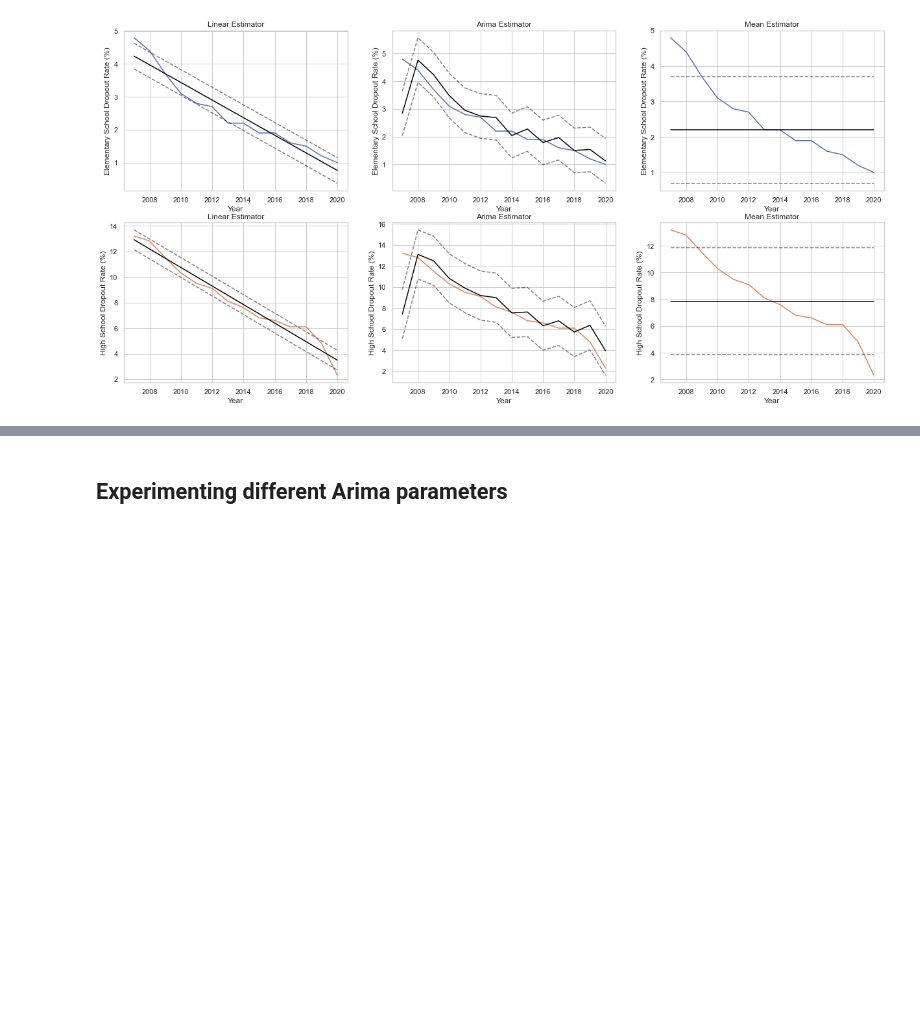
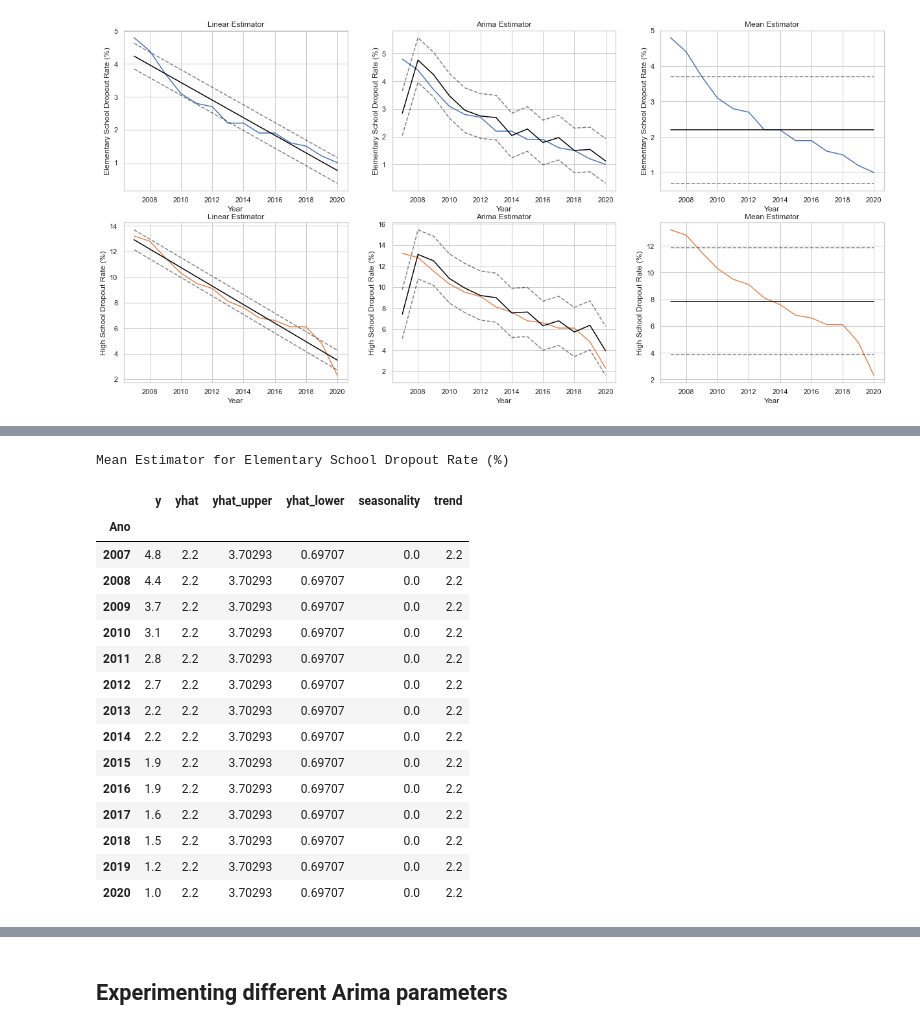
Before and after one commit to aianshay/covid-impacts-on-education, a Jupyter notebook: viz_rq5.ipynb, the cells around one changed output, grey strips where cells are left out. Cells and saved outputs as stored; diff of their text form; code cells hidden in the pictures; blank space fills up the shorter version.

```diff
--- a/viz_rq5.ipynb
+++ b/viz_rq5.ipynb
@@ -439,0 +486,22 @@ plot_grid([[plot_results, plotting_info] for plotting_info in plotting_infos], n
+# %%
+index += 1
+print(f"{plotting_infos[index]['title']} for {plotting_infos[index]['ylabel']}")
+plotting_infos[index]['fitted_df']
+# %% [output]
+Mean Estimator for Elementary School Dropout Rate (%)
+|  | y | yhat | yhat_upper | yhat_lower | seasonality | trend |
+| Ano |  |  |  |  |  |  |
+| 2007 | 4.8 | 2.2 | 3.70293 | 0.69707 | 0.0 | 2.2 |
+| 2008 | 4.4 | 2.2 | 3.70293 | 0.69707 | 0.0 | 2.2 |
+| 2009 | 3.7 | 2.2 | 3.70293 | 0.69707 | 0.0 | 2.2 |
+| 2010 | 3.1 | 2.2 | 3.70293 | 0.69707 | 0.0 | 2.2 |
+| 2011 | 2.8 | 2.2 | 3.70293 | 0.69707 | 0.0 | 2.2 |
+| 2012 | 2.7 | 2.2 | 3.70293 | 0.69707 | 0.0 | 2.2 |
+| 2013 | 2.2 | 2.2 | 3.70293 | 0.69707 | 0.0 | 2.2 |
+| 2014 | 2.2 | 2.2 | 3.70293 | 0.69707 | 0.0 | 2.2 |
+| 2015 | 1.9 | 2.2 | 3.70293 | 0.69707 | 0.0 | 2.2 |
+| 2016 | 1.9 | 2.2 | 3.70293 | 0.69707 | 0.0 | 2.2 |
+| 2017 | 1.6 | 2.2 | 3.70293 | 0.69707 | 0.0 | 2.2 |
+| 2018 | 1.5 | 2.2 | 3.70293 | 0.69707 | 0.0 | 2.2 |
+| 2019 | 1.2 | 2.2 | 3.70293 | 0.69707 | 0.0 | 2.2 |
+| 2020 | 1.0 | 2.2 | 3.70293 | 0.69707 | 0.0 | 2.2 |
```
Also changed, not shown: parts of 6 cells of this notebook.
